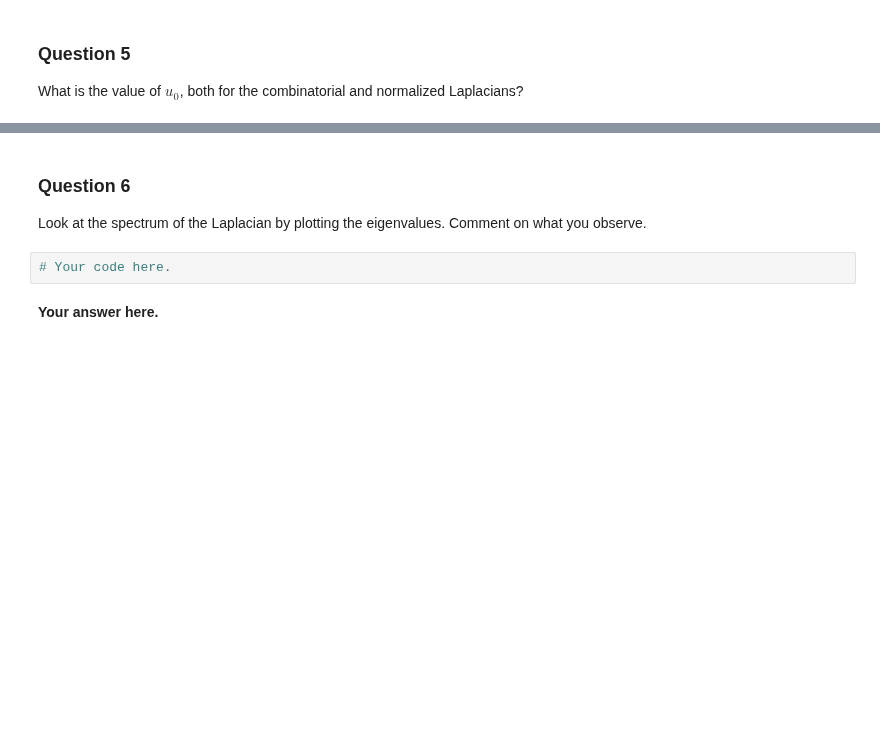
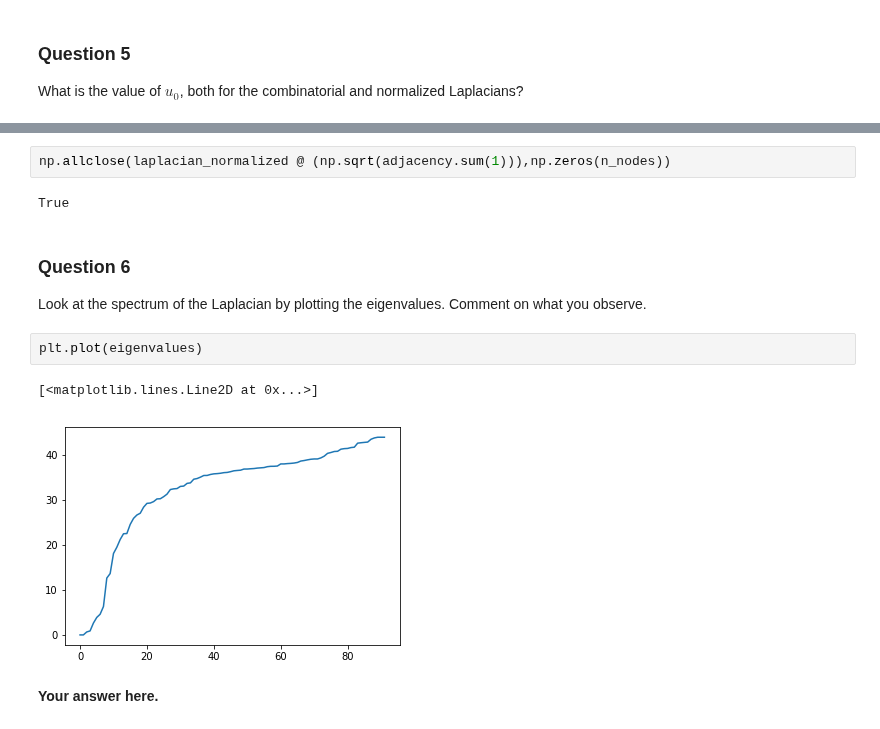
Before and after one commit to lkiel/US-Senators, a Jupyter notebook: milestones/3_spectral_graph_theory.ipynb, the cells around one changed output, grey strips where cells are left out. Cells and saved outputs as stored; diff of their text form; blank space fills up the shorter version.

```diff
--- a/milestones/3_spectral_graph_theory.ipynb
+++ b/milestones/3_spectral_graph_theory.ipynb
@@ -145,10 +206,17 @@ What is the value of $u_0$, both for the combinatorial and normalized Laplacians
+# %%
+np.allclose(laplacian_normalized @ (np.sqrt(adjacency.sum(1))),np.zeros(n_nodes))
+# %% [output]
+True
 # %% [markdown]
 ### Question 6
 
 Look at the spectrum of the Laplacian by plotting the eigenvalues.
 Comment on what you observe.
-# %%
-# Your code here.
+# %%
+plt.plot(eigenvalues)
+# %% [output]
+[<matplotlib.lines.Line2D at 0x...>]
+[figure, added]
 # %% [markdown]
 **Your answer here.**
 # %% [markdown]
```
Also changed, not shown: parts of 42 cells of this notebook.
